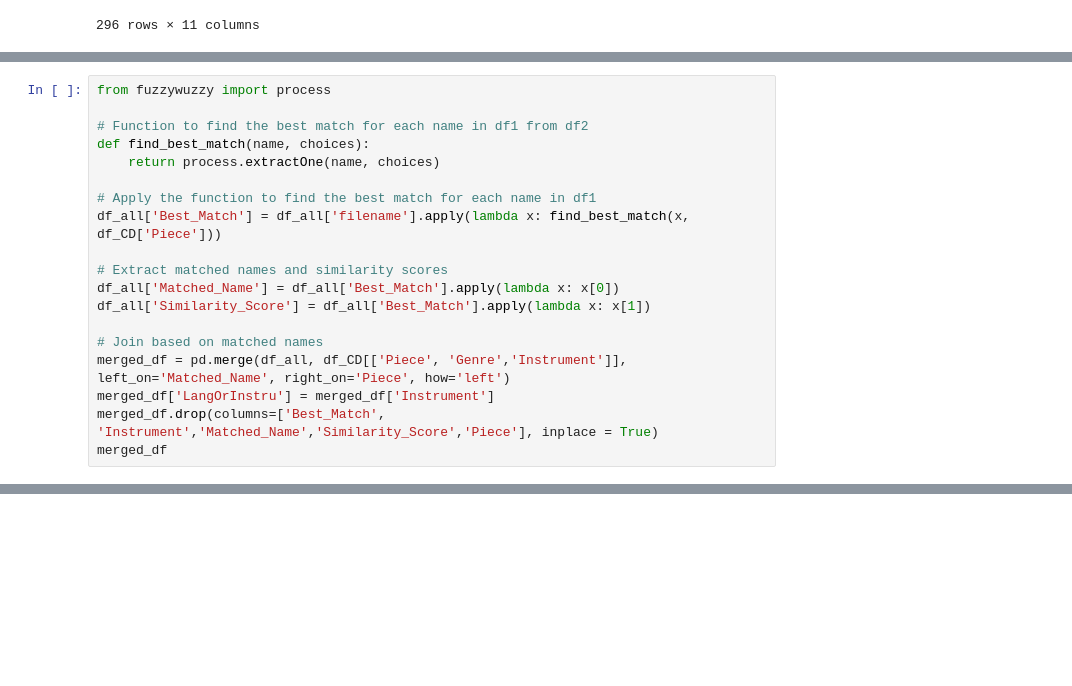
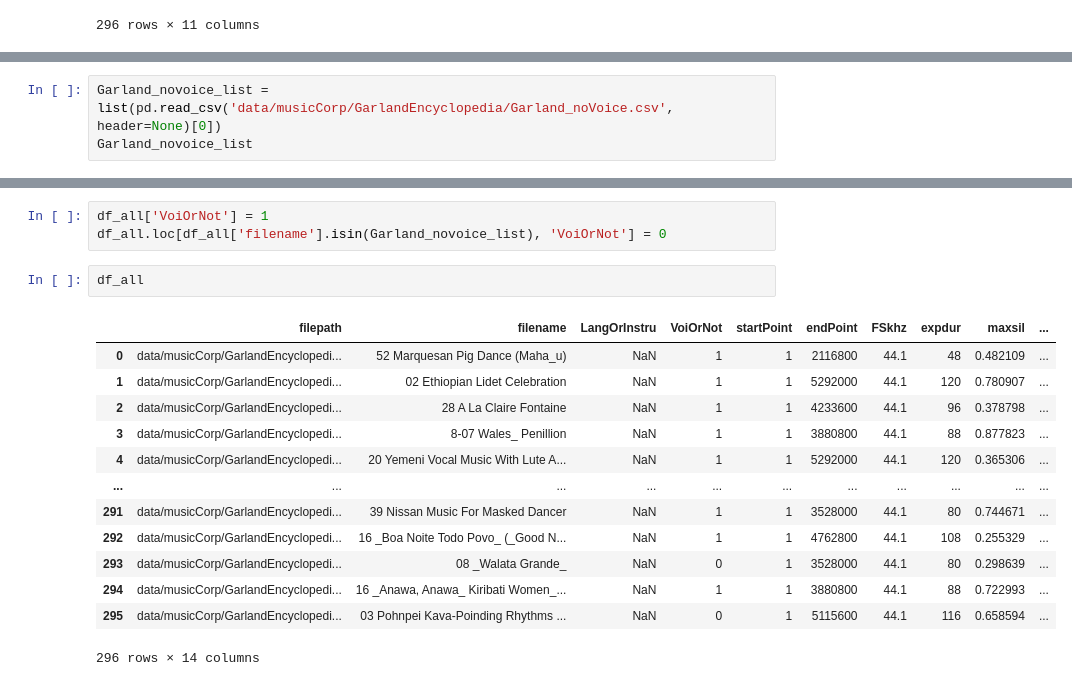
Before and after one commit to curlsloth/MusicSpeech-STM, a Jupyter notebook: STM03_build_meta_data.ipynb, the cells around one changed output, grey strips where cells are left out. Saved outputs shown, nothing was run; the diff lists cells and outputs as text; blank space fills up the shorter version.

Commit message:
add GarlandEncyclopedia

```diff
--- a/STM03_build_meta_data.ipynb
+++ b/STM03_build_meta_data.ipynb
@@ -419,19 +428,0 @@ df_all.head()
-# %%
-from fuzzywuzzy import process
-
-# Function to find the best match for each name in df1 from df2
-def find_best_match(name, choices):
-    return process.extractOne(name, choices)
-
-# Apply the function to find the best match for each name in df1
-df_all['Best_Match'] = df_all['filename'].apply(lambda x: find_best_match(x, df_CD['Piece']))
-
-# Extract matched names and similarity scores
-df_all['Matched_Name'] = df_all['Best_Match'].apply(lambda x: x[0])
-df_all['Similarity_Score'] = df_all['Best_Match'].apply(lambda x: x[1])
-
-# Join based on matched names
-merged_df = pd.merge(df_all, df_CD[['Piece', 'Genre','Instrument']], left_on='Matched_Name', right_on='Piece', how='left')
-merged_df['LangOrInstru'] = merged_df['Instrument']
-merged_df.drop(columns=['Best_Match', 'Instrument','Matched_Name','Similarity_Score','Piece'], inplace = True)
-merged_df
@@ -451,0 +429,3 @@ merged_df
+# %%
+Garland_novoice_list = list(pd.read_csv('data/musicCorp/GarlandEncyclopedia/Garland_noVoice.csv', header=None)[0])
+Garland_novoice_list
@@ -451,0 +450,19 @@ merged_df
+# %%
+df_all['VoiOrNot'] = 1
+df_all.loc[df_all['filename'].isin(Garland_novoice_list), 'VoiOrNot'] = 0
+# %%
+df_all
+# %% [output]
+|  | filepath | filename | LangOrInstru | VoiOrNot | startPoint | endPoint | FSkhz | expdur | maxsil | ... |
+| 0 | data/musicCorp/GarlandEncyclopedi... | 52 Marquesan Pig Dance (Maha_u) | NaN | 1 | 1 | 2116800 | 44.1 | 48 | 0.482109 | ... |
+| 1 | data/musicCorp/GarlandEncyclopedi... | 02 Ethiopian Lidet Celebration | NaN | 1 | 1 | 5292000 | 44.1 | 120 | 0.780907 | ... |
+| 2 | data/musicCorp/GarlandEncyclopedi... | 28 A La Claire Fontaine | NaN | 1 | 1 | 4233600 | 44.1 | 96 | 0.378798 | ... |
+| 3 | data/musicCorp/GarlandEncyclopedi... | 8-07 Wales_ Penillion | NaN | 1 | 1 | 3880800 | 44.1 | 88 | 0.877823 | ... |
+| 4 | data/musicCorp/GarlandEncyclopedi... | 20 Yemeni Vocal Music With Lute A... | NaN | 1 | 1 | 5292000 | 44.1 | 120 | 0.365306 | ... |
+| ... | ... | ... | ... | ... | ... | ... | ... | ... | ... | ... |
+| 291 | data/musicCorp/GarlandEncyclopedi... | 39 Nissan Music For Masked Dancer | NaN | 1 | 1 | 3528000 | 44.1 | 80 | 0.744671 | ... |
+| 292 | data/musicCorp/GarlandEncyclopedi... | 16 _Boa Noite Todo Povo_ (_Good N... | NaN | 1 | 1 | 4762800 | 44.1 | 108 | 0.255329 | ... |
+| 293 | data/musicCorp/GarlandEncyclopedi... | 08 _Walata Grande_ | NaN | 0 | 1 | 3528000 | 44.1 | 80 | 0.298639 | ... |
+| 294 | data/musicCorp/GarlandEncyclopedi... | 16 _Anawa, Anawa_ Kiribati Women_... | NaN | 1 | 1 | 3880800 | 44.1 | 88 | 0.722993 | ... |
+| 295 | data/musicCorp/GarlandEncyclopedi... | 03 Pohnpei Kava-Poinding Rhythms ... | NaN | 0 | 1 | 5115600 | 44.1 | 116 | 0.658594 | ... |
+296 rows × 14 columns
```
Also changed, not shown: parts of 6 cells of this notebook.
